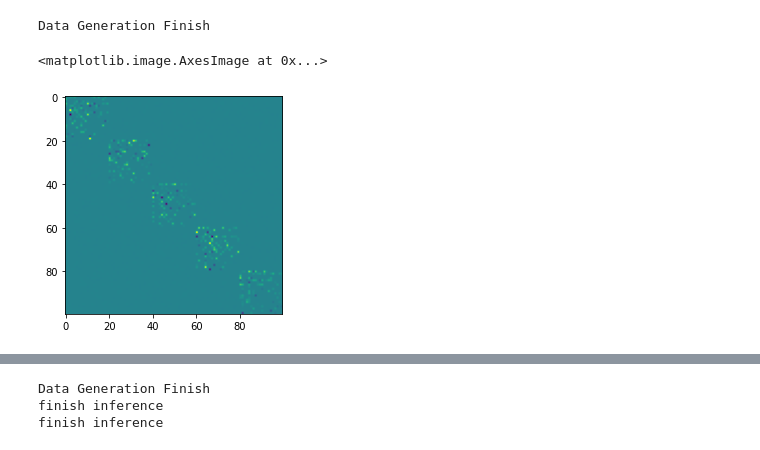
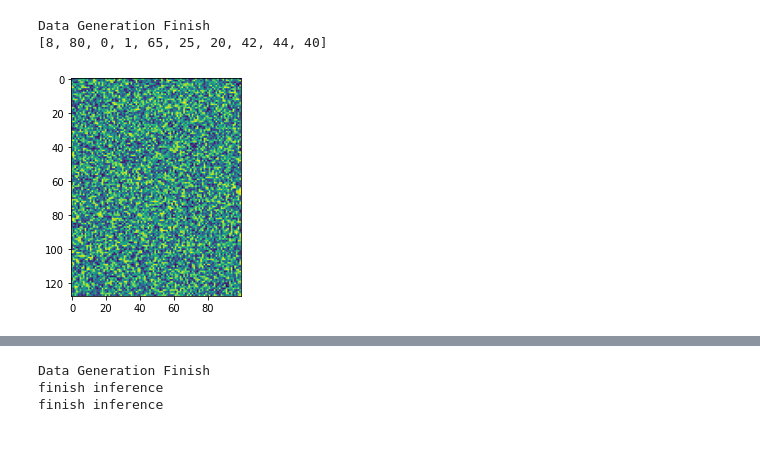
Before and after one commit to HuangHaoyu1997/Reservoir-Computing, a Jupyter notebook: learn_dgl.ipynb, the cells around one changed output, grey strips where cells are left out. Cells and saved outputs as stored; diff of their text form; code cells hidden in the pictures.

```diff
--- a/learn_dgl.ipynb
+++ b/learn_dgl.ipynb
@@ -36,11 +38,16 @@ class AnnRC(nn.Module):
         self.layers = config.layers
 
         Win = config.Win
-        self.W_in1 = nn.Parameter(torchUniform(-Win, Win, size=(self.N_in, self.N_hid))).to(self.device)
-        self.A1 = nn.Parameter(torch.tensor(A_cluster(config))).to(self.device)
-        self.bias1 = nn.Parameter(torchUniform(-config.bias, config.bias, size=(self.N_hid))).to(self.device)
+        self.ff_in = nn.Linear(self.N_in, self.N_hid, bias=True)
+        # self.W_in1 = nn.Parameter(torchUniform(-Win, Win, size=(self.N_in, self.N_hid))).to(self.device)
+        self.ff_A = nn.Linear(self.N_hid, self.N_hid, bias=False)
+        self.ff_A.weight = nn.Parameter(torch.tensor(A_cluster(config)))
+        # self.A1 = nn.Parameter(torch.tensor(A_cluster(config))).to(self.device)
+        # self.bias1 = nn.Parameter(torchUniform(-config.bias, config.bias, size=(self.N_hid))).to(self.device)
 
         self.fc = nn.Linear(self.N_hid, config.N_out)
+        self.fc1 = nn.Linear(self.N_hid, 128)
+        self.fc2 = nn.Linear(128, config.N_out)
 
         # self.W_in2 = torchUniform(-Win, Win, size=(self.N_hid, self.N_hid)).to(self.device)
         # self.A2 = torch.tensor(A_cluster(config)).to(self.device)
@@ -71,31 +78,46 @@ class AnnRC(nn.Module):
 
         for t in range(self.frames):
             # layer 1
-            U = torch.mm(x[:,t,:], self.W_in1) # (batch, N_hid)
+            # U = torch.mm(x[:,t,:], self.W_in1) # (batch, N_hid)
+            U = self.ff_in(x[:,t,:])
             # r_ = torch.mm(r[0,:,t,:], self.A1) # information from neighbors (batch, N_hid)
             # y = self.alpha * r[0,:,t,:] + (1-self.alpha) * act(r_ +  U + self.bias1)
             # r[0,:,t+1,:] = y
 
-            r_ = torch.mm(a, self.A1) # information from neighbors (batch, N_hid)
-            y = self.alpha * a + (1-self.alpha) * act(r_ +  U + self.bias1)
+            # r_ = torch.mm(a, self.A1) # information from neighbors (batch, N_hid)
+            r_ = self.ff_A(a)
+            y = self.alpha * a + (1-self.alpha) * act(r_ + 0.1*U) # + self.bias1
             a = y
-        out = self.fc(y)
+        out = F.relu(self.fc1(y))
+        out = self.fc2(out)
         return out
 # %%
 Config.N_hid = 100
-Config.batch_size = 100
-Config.train_num = 10000
-Config.test_num = 2000
+Config.batch_size = 20
+Config.train_num = 1000
+Config.test_num = 1000
 Config.frames = 10
 Config.lr = 1e-4
+Config.epoch = 200
 train_loader, test_loader = part_DATA(Config)
 model = AnnRC(Config).to(Config.device)
-A_before_train = model.A1.cpu().detach().numpy()
-plt.imshow(A_before_train)
+
+A_before = model.ff_A.weight.cpu().detach().numpy()
+Win_before = model.ff_in.weight.cpu().detach().numpy()
+fcw_before = model.fc1.weight.cpu().detach().numpy()
+fcb_before = model.fc1.bias.cpu().detach().numpy()
+index = model.ff_A.weight==0
+plt.imshow(fcw_before)
+
+G = nx.from_numpy_matrix(A_before, create_using=nx.DiGraph)
+ecen = nx.degree_centrality(G)
+sorted_ecen = sorted(ecen.items(), key = lambda kv:(kv[1], kv[0]))
+node_list = [i[0] for i in sorted_ecen[-10:]]
+print(node_list)
 # %% [output]
 Data Generation Finish
+[8, 80, 0, 1, 65, 25, 20, 42, 44, 40]
-<matplotlib.image.AxesImage at 0x...>
-[figure, old version]
+[figure, new version]
 # %%
 cost = torch.nn.CrossEntropyLoss()
 optimizer = torch.optim.Adam(model.parameters(), lr=Config.lr)
```
Also changed, not shown: parts of 6 cells of this notebook, 11 other files.
